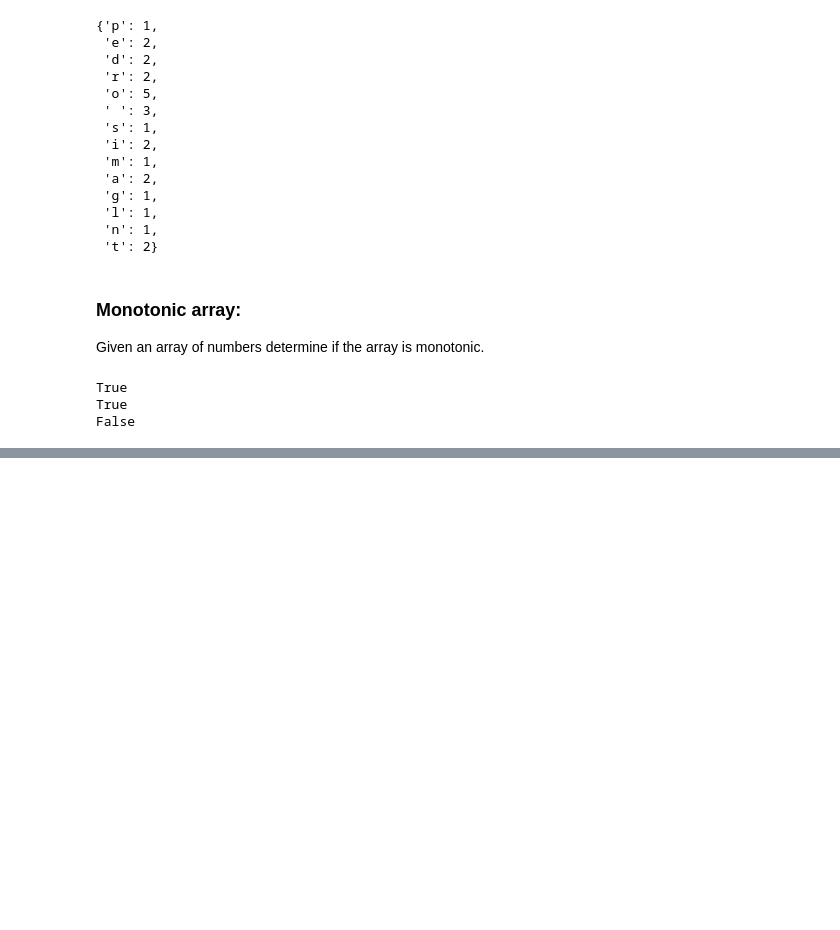
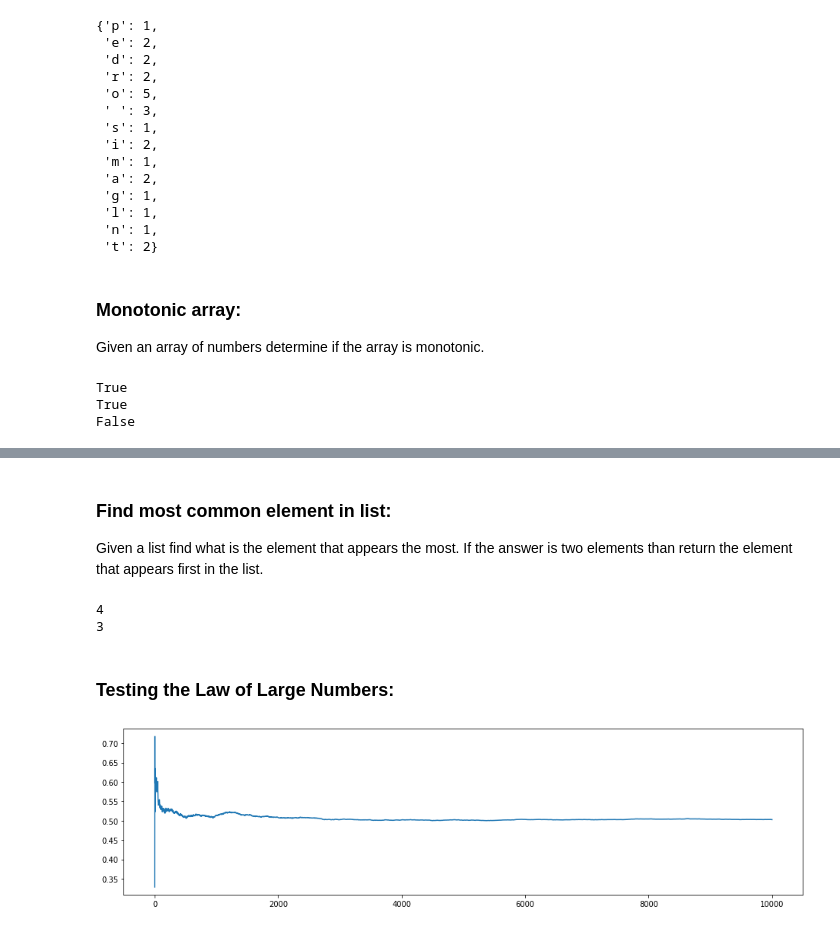
Before and after one commit to pedroosorio98/Coding-Interview-Problems-and-Solutions, a Jupyter notebook: Coding Problems and Solutions - Python.ipynb, the cells around one changed output, grey strips where cells are left out. Saved outputs shown, nothing was run; the diff lists cells and outputs as text; code cells hidden in the pictures; blank space fills up the shorter version.

```diff
--- a/Coding Problems and Solutions - Python.ipynb
+++ b/Coding Problems and Solutions - Python.ipynb
@@ -259,0 +292,38 @@ False
+# %% [markdown]
+### Find most common element in list:
+Given a list find what is the element that appears the most. If the answer is two elements than return the element that appears first in the list.
+# %%
+def mode(list_int):
+    count_dict = {}
+    for i in list_int:
+        count_dict.update({i:list_int.count(i)})
+    maximum = count_dict[list(count_dict.keys())[0]]
+    key = list(count_dict.keys())[0]
+    for i in count_dict.keys():
+        if count_dict[i]>maximum:
+            key = i
+            maximum = count_dict[i]
+    return  key
+
+list_int_1 = [1,1,1,1,2,2,2,2,2,3,3,3,3,3,3,3,3,3,3,3,4,4,4,4,4,4,4,4,4,4,4,4,4,4,5,5,5,5]
+list_int_2 = [1,1,1,1,2,2,2,2,2,3,3,3,3,3,3,3,3,3,3,3,4,4,4,4,4,4,4,4,4,4,4,5,5,5,5]
+
+print(mode(list_int_1))
+print(mode(list_int_2))
+# %% [output]
+4
+3
+# %% [markdown]
+### Testing the Law of Large Numbers:
+# %%
+import numpy as np
+import matplotlib.pyplot as plt
+
+n = 10000
+x = np.random.uniform(0,1,n)
+x_cum_mean = x.cumsum()/np.linspace(1,n,n)
+
+plt.figure(figsize=(1,4))
+plt.plot(x_cum_mean);
+# %% [output]
+[figure, added]
```
Also changed, not shown: parts of 2 cells of this notebook.
